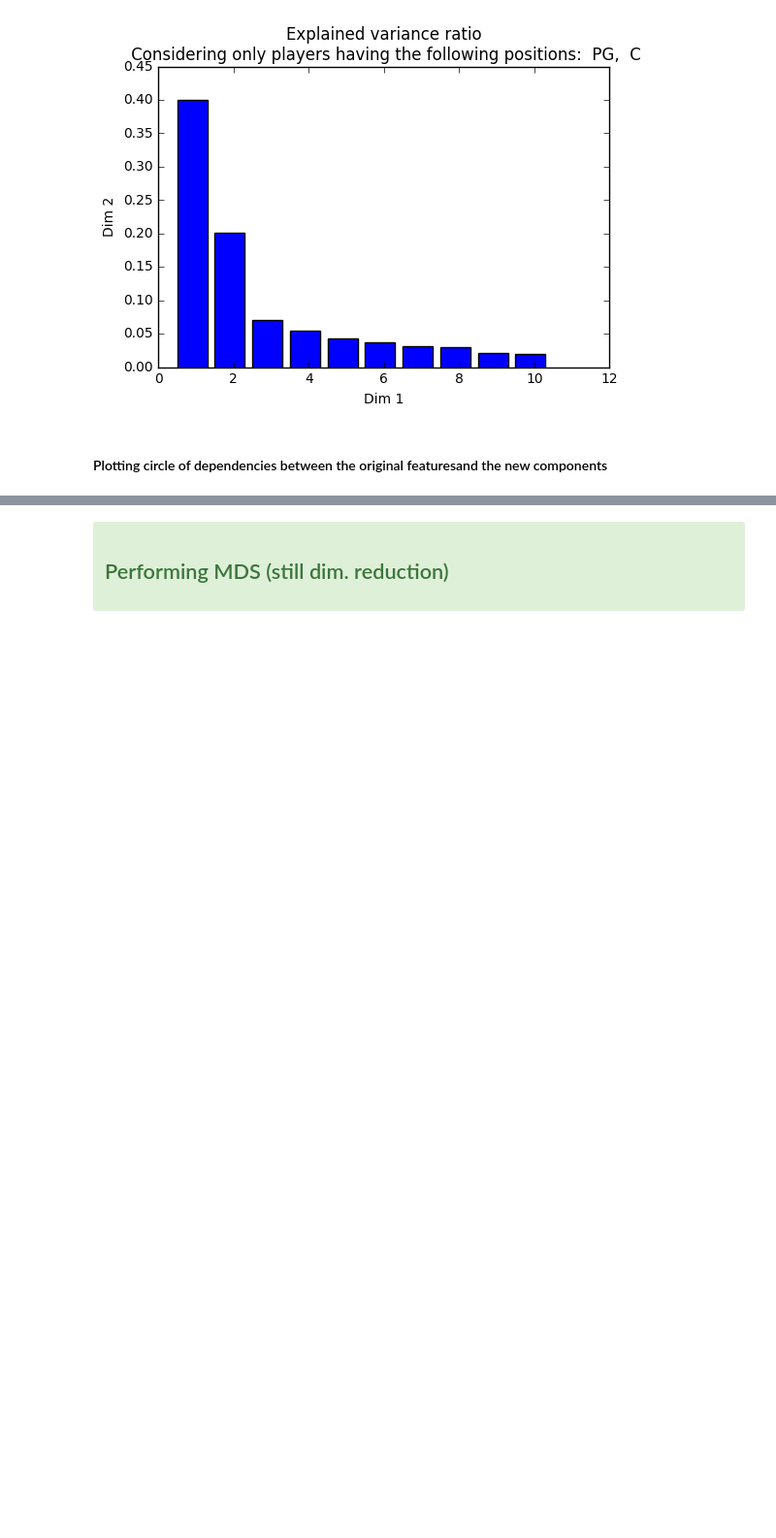
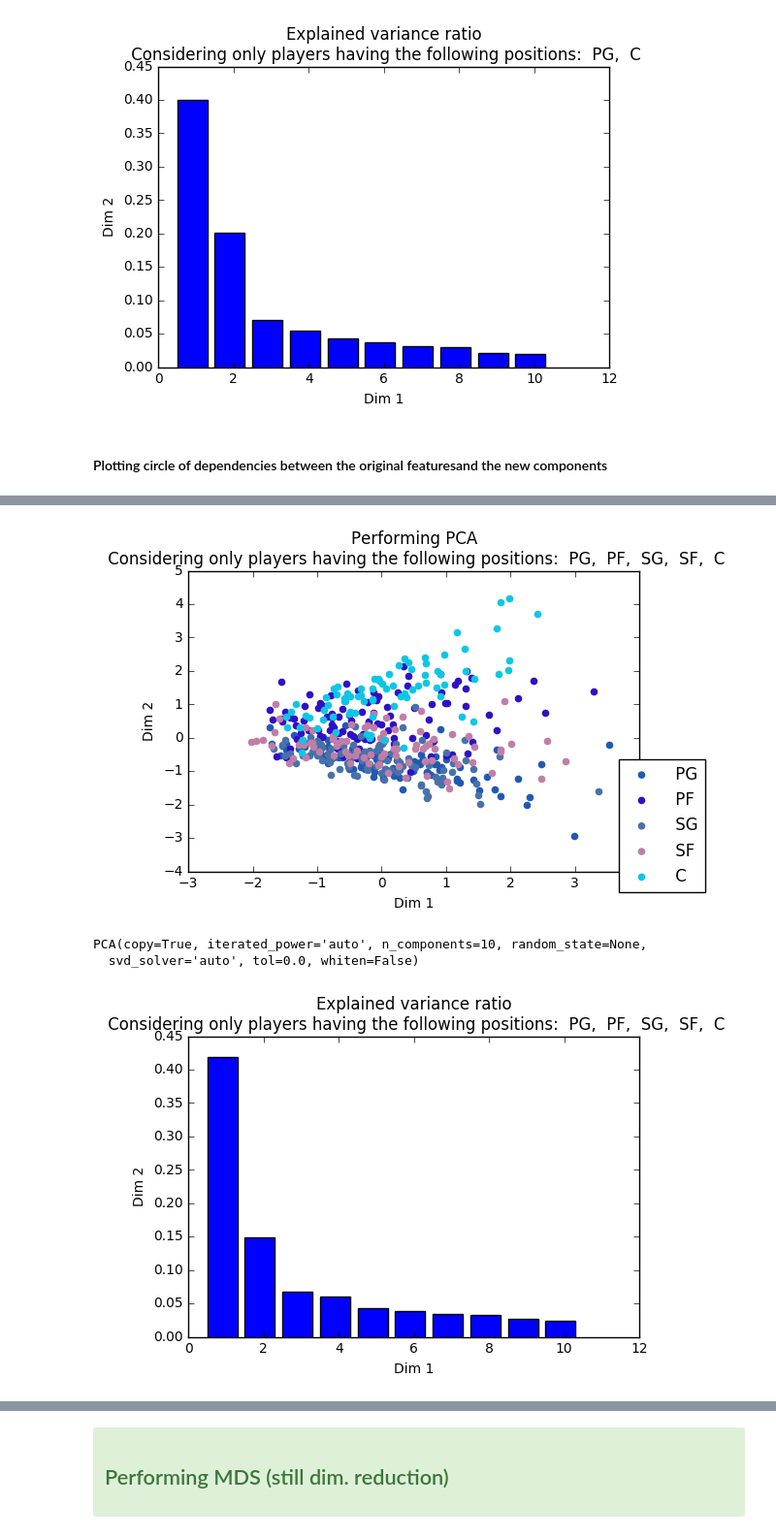
Before and after one commit to Gabriel-Azevedo-Ferreira/TDA-NBA, a Jupyter notebook: notebooks/DimReduction/RDaAH.ipynb, the cells around one changed output, grey strips where cells are left out. Shown at 97% size. Saved outputs shown, nothing was run; the diff lists cells and outputs as text; code cells hidden in the pictures; blank space fills up the shorter version.

```diff
--- a/notebooks/DimReduction/RDaAH.ipynb
+++ b/notebooks/DimReduction/RDaAH.ipynb
@@ -327,0 +372,7 @@ ees
+# %%
+PCAForFewPositions(states = [1,2,3,4,5])
+# %% [output]
+[figure, added]
+PCA(copy=True, iterated_power='auto', n_components=10, random_state=None,
+  svd_solver='auto', tol=0.0, whiten=False)
+[figure, added]
```
Also changed, not shown: parts of 17 cells of this notebook, 2 other files.
